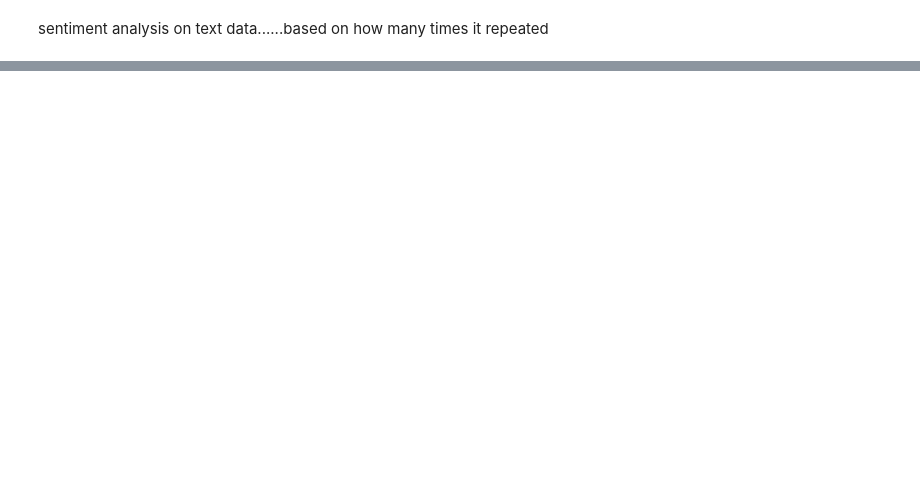
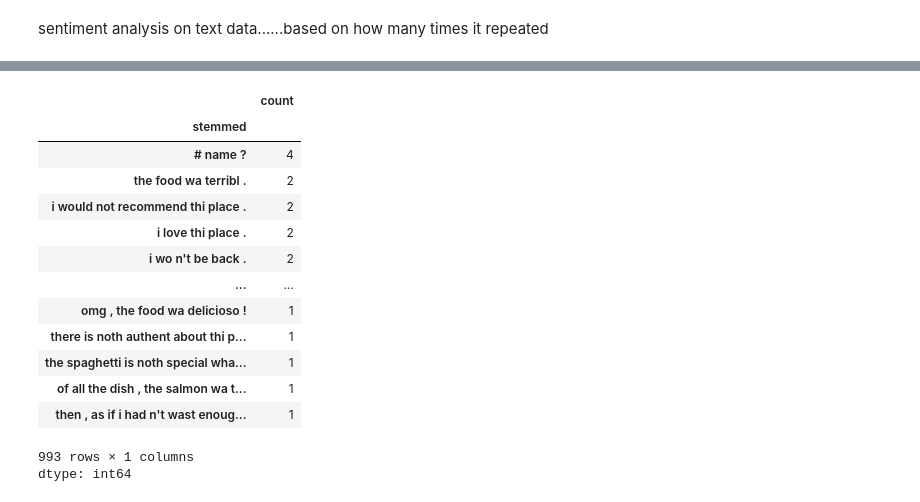
Before and after one commit to Vijaya-1621/Vijaya_16, a Jupyter notebook: Sentimantal_Analysis.ipynb, the cells around one changed output, grey strips where cells are left out. Cells and saved outputs as stored; diff of their text form; code cells hidden in the pictures; blank space fills up the shorter version.

```diff
--- a/Sentimantal_Analysis.ipynb
+++ b/Sentimantal_Analysis.ipynb
@@ -175,0 +193,5 @@ sentiment analysis on text data......based on how many times it repeated
+# %%
+import nltk
+nltk.download('punkt')
+data['Tokens']=data['Review'].apply(word_tokenize)
+print(data['Tokens'])
@@ -175,0 +238,4 @@ sentiment analysis on text data......based on how many times it repeated
+# %%
+stop_words=set(stopwords.words('english'))
+data['Tokens']=data['Review'].apply(lambda x: [word for word in word_tokenize(x) if word not in stop_words])
+print(data['Tokens'])
@@ -175,0 +255,8 @@ sentiment analysis on text data......based on how many times it repeated
+# %%
+#stemming
+#Stemming is the process of reducing the word into root or base word form by removing suffix
+#example: driving stemmed is drive
+from nltk.stem import PorterStemmer
+stemmer=PorterStemmer()
+data['stemmed']=data['Review'].apply(lambda x: " ".join(stemmer.stem(word) for word in word_tokenize(x)))
+print(data['stemmed'])
@@ -175,0 +276,18 @@ sentiment analysis on text data......based on how many times it repeated
+# %%
+data['stemmed'].value_counts()
+# %% [output]
+|  | count |
+| stemmed |  |
+| # name ? | 4 |
+| the food wa terribl . | 2 |
+| i would not recommend thi place . | 2 |
+| i love thi place . | 2 |
+| i wo n't be back . | 2 |
+| ... | ... |
+| omg , the food wa delicioso ! | 1 |
+| there is noth authent about thi p... | 1 |
+| the spaghetti is noth special wha... | 1 |
+| of all the dish , the salmon wa t... | 1 |
+| then , as if i had n't wast enoug... | 1 |
+993 rows × 1 columns
+dtype: int64
```
Also changed, not shown: parts of 38 cells of this notebook.
